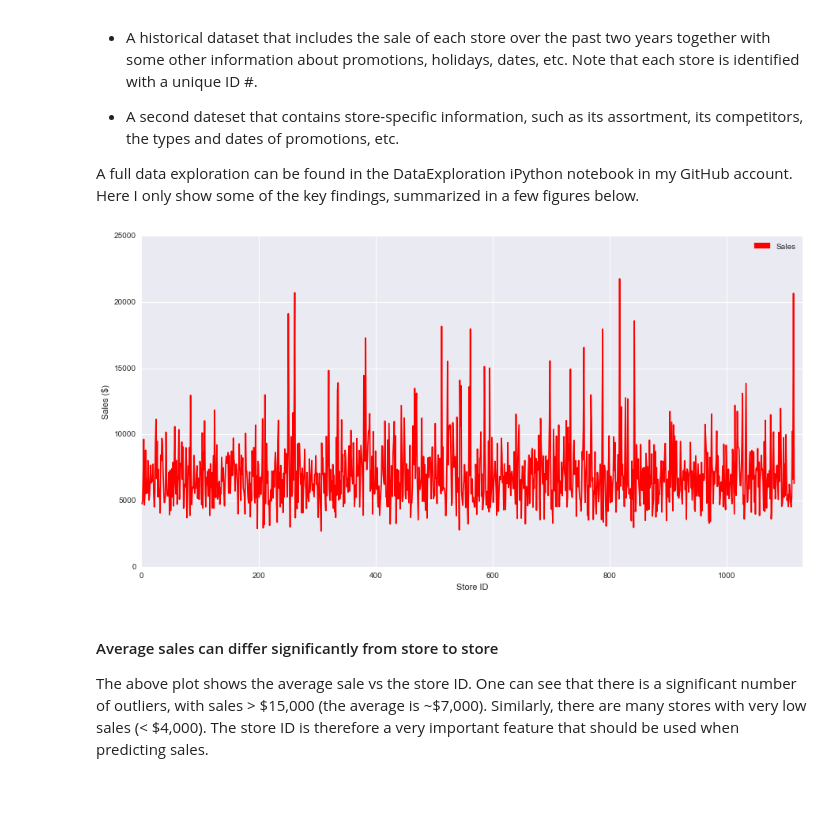
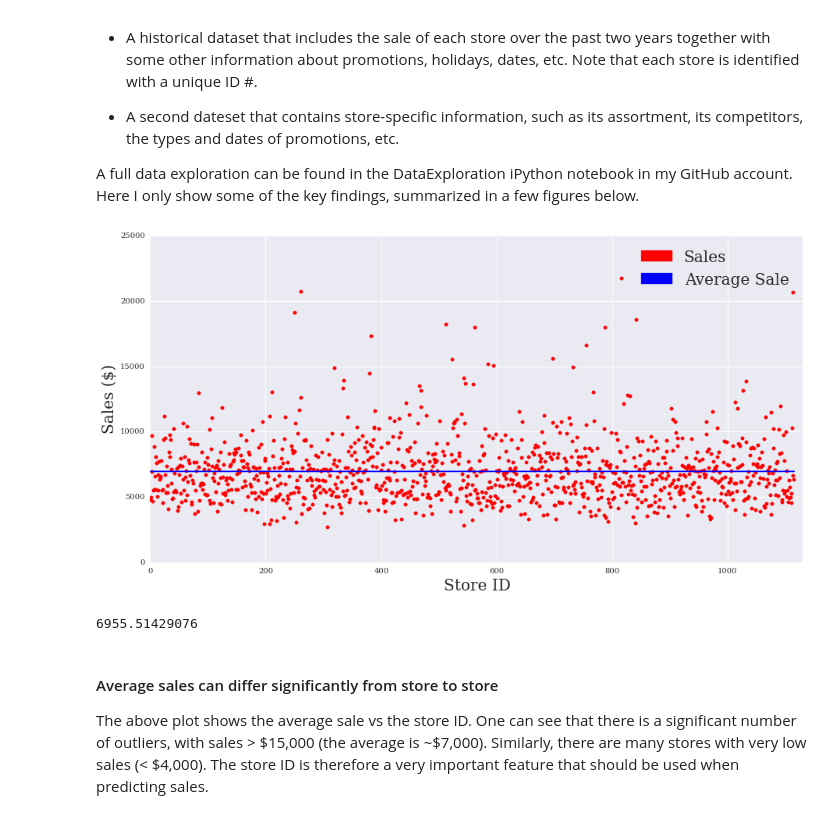
Before and after one commit to DarioMarrocchelli/DSI-Capstone-Project, a Jupyter notebook: Capstone Project Write Up.ipynb, the cells around one changed output. Cells and saved outputs as stored; diff of their text form; code cells hidden in the pictures; blank space fills up the shorter version.

```diff
--- a/Capstone Project Write Up.ipynb
+++ b/Capstone Project Write Up.ipynb
@@ -25,16 +25,22 @@ A full data exploration can be found in the DataExploration iPython notebook in
 # %%
 plt.figure(figsize=(15,7.5))
 y = concat.groupby('Store')['Sales'].mean()
 x = concat.groupby(['Store'])['Store'].mean()
-plt.plot(x, y, color = 'red', label = 'Sales')
-plt.xlabel('Store ID')
-plt.ylabel('Sales ($)')
+ave = [concat['Sales'].mean()]*1115
+plt.scatter(x, y, color = 'red')
+plt.plot(x, ave, color = 'blue')
+plt.xlabel('Store ID', fontsize=20)
+plt.ylabel('Sales ($)', fontsize=20)
 red_patch = mpatches.Patch(color='red', label='Sales')
-plt.legend(handles=[red_patch])
+blue_patch = mpatches.Patch(color='blue', label='Average Sale')
+plt.legend(handles=[red_patch, blue_patch],prop={'size':20})
+#pylab.rc('font', family='serif', size=10)
 pylab.xlim([0,1130])
 plt.show()
+print(ave[0])
 # %% [output]
-[figure, old version]
+[figure, new version]
+6955.51429076
 # %% [markdown]
 #### Average sales can differ significantly from store to store
 The above plot shows the average sale vs the store ID. One can see that there is a significant number of outliers, with sales > \$15,000 (the average is ~\$7,000). Similarly, there are many stores with very low sales (< \$4,000). The store ID is therefore a very important feature that should be used when predicting sales.
```
Also changed, not shown: parts of 8 cells of this notebook.
